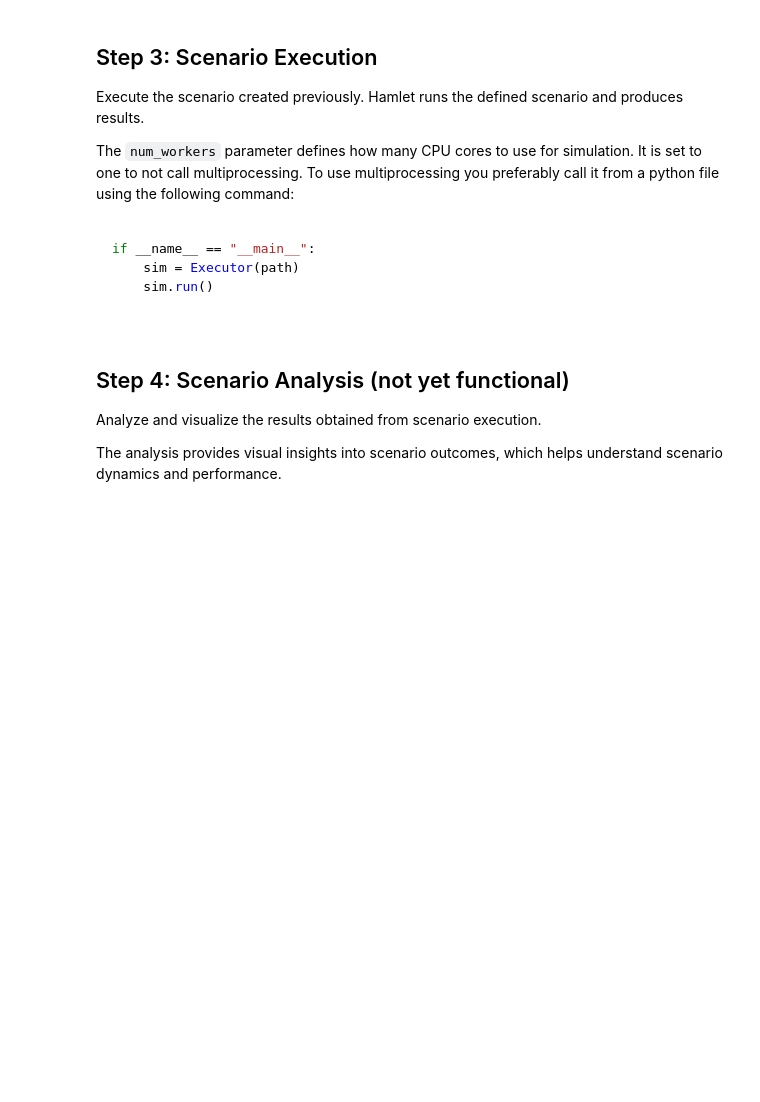
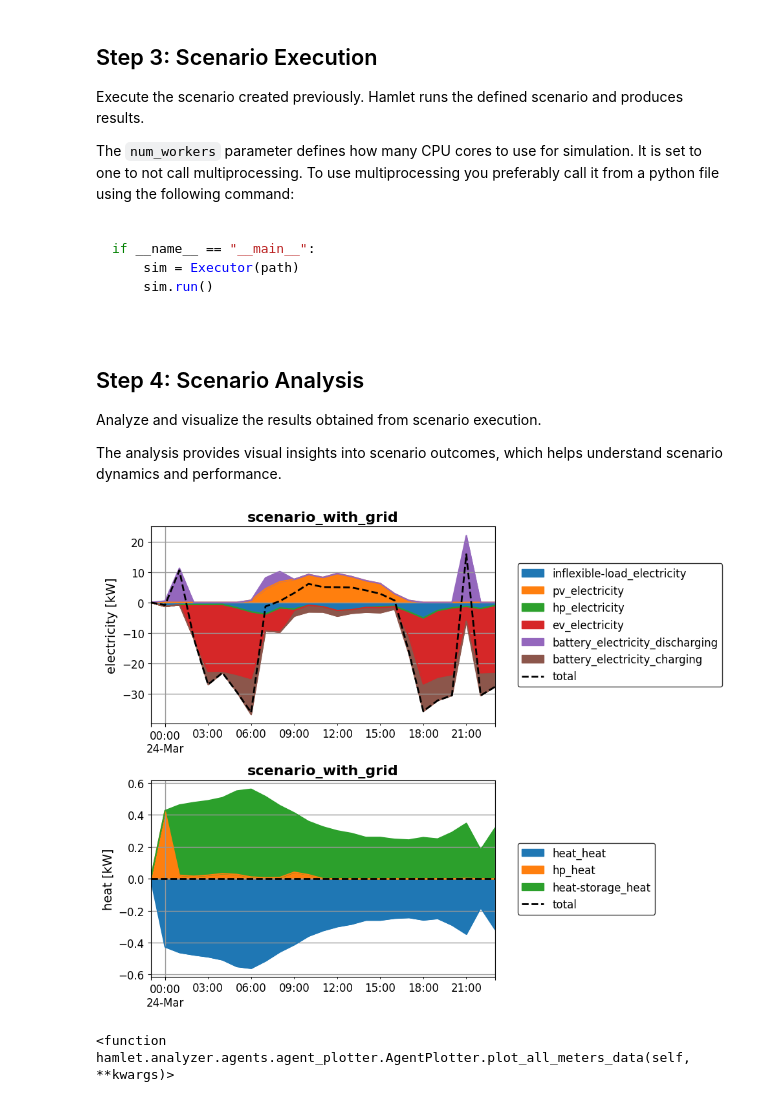
Before and after one commit to tum-ens/HAMLET, a Jupyter notebook: examples/create_scenario_with_grid/run.ipynb, the cells around one changed output. Drawn from its saved outputs; the diff is of its cells as text; code cells hidden in the pictures; blank space fills up the shorter version.

Commit message:
Include analyzer section in example notebooks

```diff
--- a/examples/create_scenario_with_grid/run.ipynb
+++ b/examples/create_scenario_with_grid/run.ipynb
@@ -46,15 +46,20 @@ path_scenario = f"../../scenarios/{name}"
 executor = Executor(path_scenario, num_workers=1)
 executor.run()
 # %% [markdown]
-## Step 4: Scenario Analysis (not yet functional)
+## Step 4: Scenario Analysis
 
 Analyze and visualize the results obtained from scenario execution.
 
 The analysis provides visual insights into scenario outcomes, which helps understand scenario dynamics and performance.
 # %%
-# Path to simulation results
-path_results = f"../../results/{name}"
+# Path to simulation results (you can add multiple results for plots that compare different scenarios)
+path_results = {name: f"../../results/{name}"}
 # %%
-# Instantiate Analyzer and visualize results
-analyzer = Analyzer(path_results)
-analyzer.plot_general_analysis()
+# Create the analyzer object
+sim = Analyzer(path_results)
+# %%
+# Plot all meters data for the agents, i.e. when was energy produced and consumed
+sim.agents.plot_all_meters_data(save_path=None)  # save_path is None by default
+# %% [output]
+[figure, added]
+<function hamlet.analyzer.agents.agent_plotter.AgentPlotter.plot_all_meters_data(self, **kwargs)>
```
Also changed, not shown: parts of 2 cells of this notebook, 3 other files.
